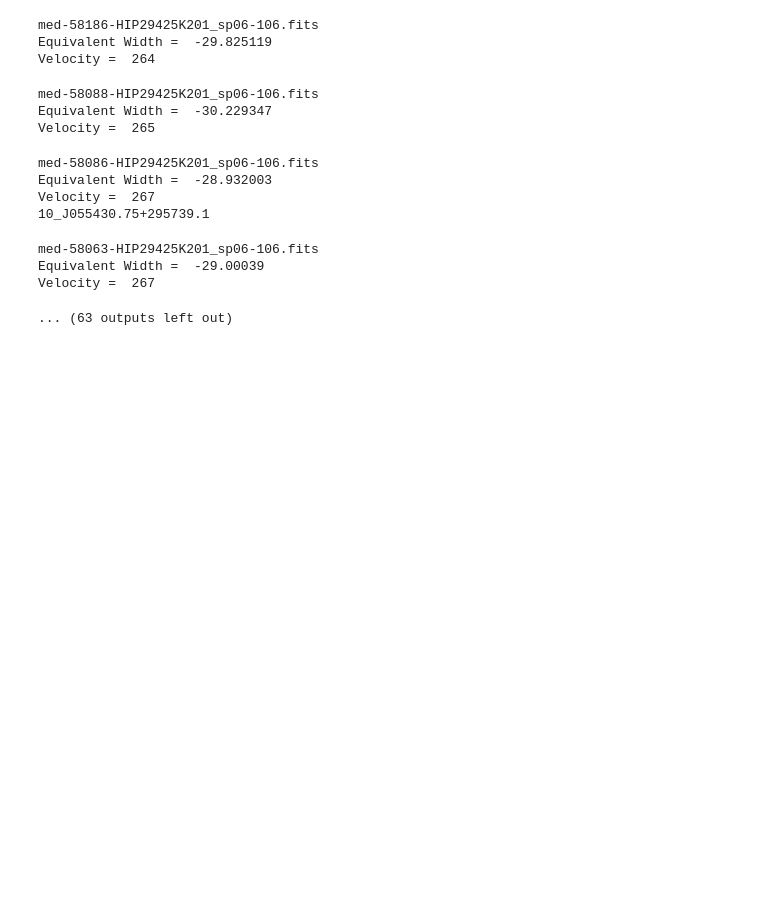
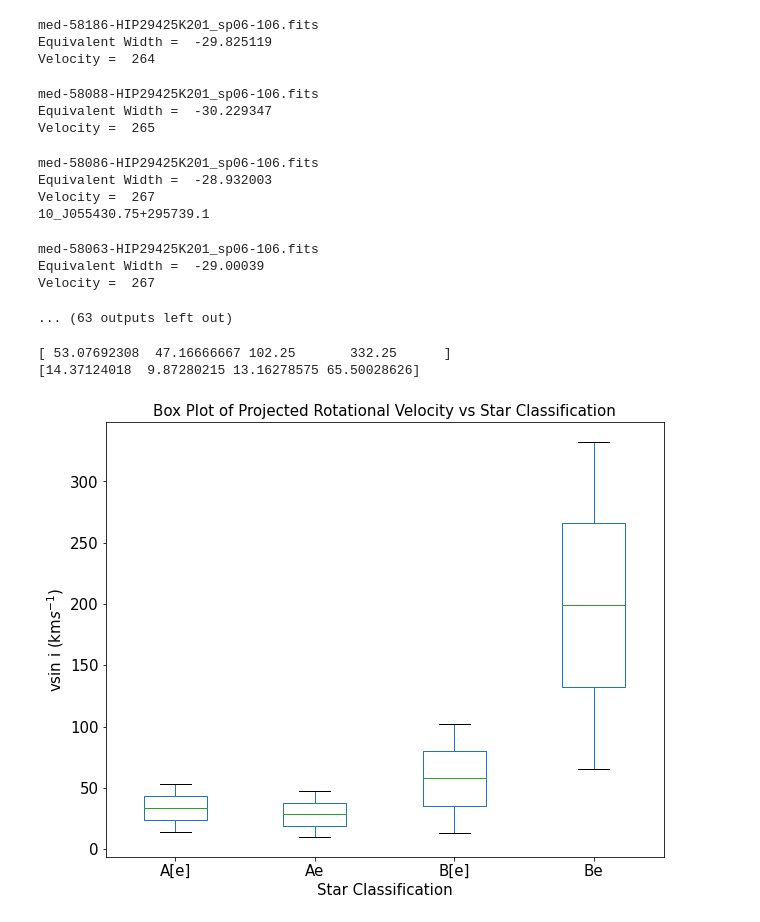
Before and after one commit to luciferAT02/SRFP-2021, a Jupyter notebook: MRS_Final_Analysis.ipynb, the cells around one changed output. Saved outputs shown, nothing was run; the diff lists cells and outputs as text; code cells hidden in the pictures; blank space fills up the shorter version.

```diff
--- a/MRS_Final_Analysis.ipynb
+++ b/MRS_Final_Analysis.ipynb
@@ -285,3 +286,55 @@ med-58063-HIP29425K201_sp06-106.fits
 Equivalent Width =  -29.00039
 Velocity =  267
 ... (63 outputs left out)
+# %%
+import numpy as np
+import pandas as pd
+%matplotlib inline
+
+AE = [49,50,51,45,45,51,46,58,49,65,41,42,98]
+Ae = [59,45,48,31,41,59]
+BE = [98,90,101,115,126,82,100,127,71,114,117,98,102,102,123,108,111,89,93,97,111,104,117,98,94,89,90,96]
+Be = [391,403,405,395,408,391,397,398,393,394,267,265,264,266,264,264,284,264,265,267]
+
+mean = np.zeros(4)
+var = np.zeros(4)
+sigma = np.zeros(4)
+
+mean[0] = sum(AE)/len(AE)
+var[0] = sum((AE-mean[0])**2)/len(AE)
+sigma[0] = np.sqrt(var[0])
+
+mean[1] = sum(Ae)/len(Ae)
+var[1] = sum((Ae-mean[1])**2)/len(Ae)
+sigma[1] = np.sqrt(var[1])
+
+mean[2] = sum(BE)/len(BE)
+var[2] = sum((BE-mean[2])**2)/len(BE)
+sigma[2] = np.sqrt(var[2])
+
+mean[3] = sum(Be)/len(Be)
+var[3] = sum((Be-mean[3])**2)/len(Be)
+sigma[3] = np.sqrt(var[3])
+strin = ['A[e]','Ae','B[e]','Be']
+print(mean)
+print(sigma)
+'''fig = plt.figure(figsize=(15, 9))
+plt.errorbar(strin, mean, sigma, linestyle='None', marker='o', capsize=3, ecolor = 'r', ms = 8)
+plt.title('Aggregate Plot of Projected Rotational Velocity vs Star Classification', fontsize = 20)
+plt.xlabel('Star Classification', fontsize = 20)
+plt.ylabel('V$~$sin i (kms$^{-1}$)', fontsize = 20 )
+plt.savefig('vsinivsclass.jpeg')
+plt.show()'''
+
+df = pd.DataFrame([mean,sigma],columns = strin)
+df.head()
+ax = df.plot.box(figsize = (10,8),fontsize = 15)
+ax.set_xlabel('Star Classification',fontsize = 15)
+ax.set_ylabel('vsin i (km$s^{-1}$)',fontsize = 15)
+ax.set_title('Box Plot of Projected Rotational Velocity vs Star Classification', fontsize = 15)
+fig = ax.get_figure()
+fig.savefig('starvsiniaggregate.jpeg')
+# %% [output]
+[ 53.07692308  47.16666667 102.25       332.25      ]
+[14.37124018  9.87280215 13.16278575 65.50028626]
+[figure, added]
```
Also changed, not shown: parts of 3 cells of this notebook.
